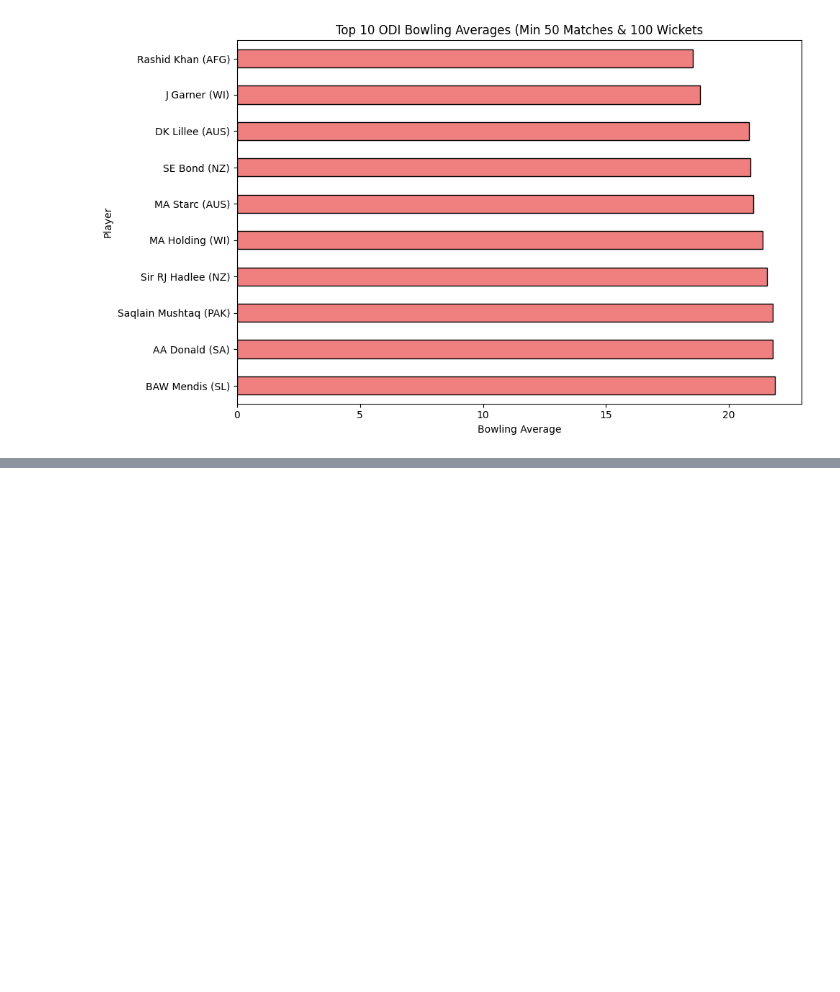
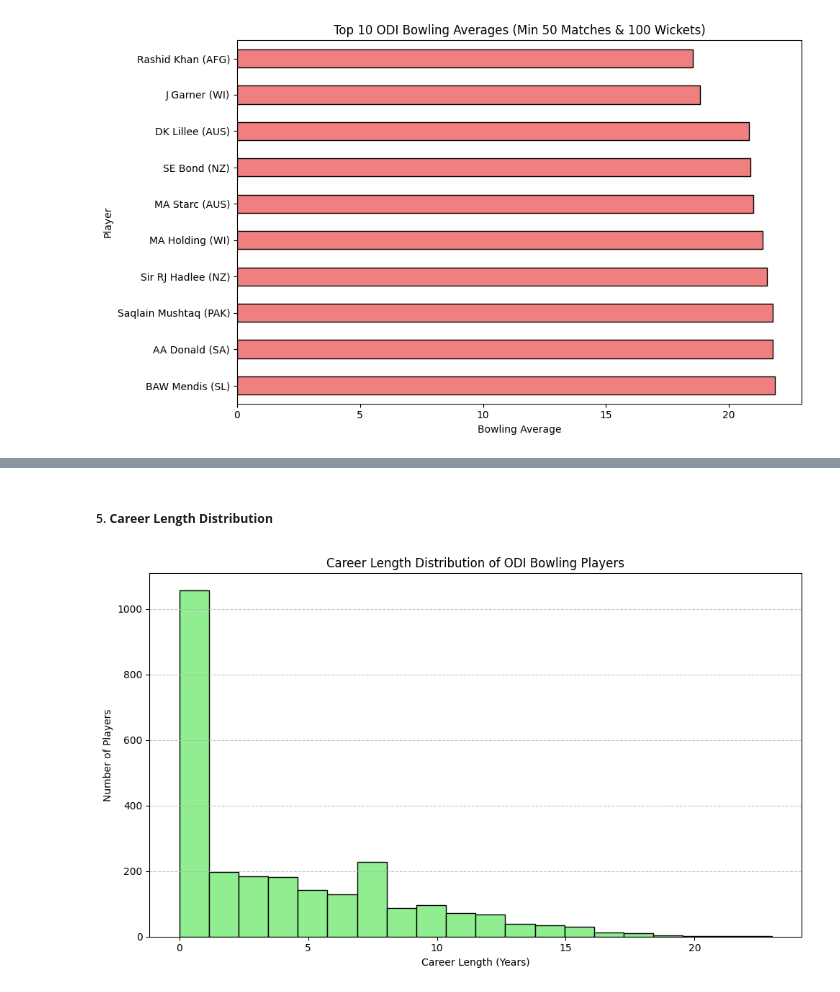
Before and after one commit to harsa4333/Cricket-Analytics-Dashboard, a Jupyter notebook: Python/02_Bowling_EDA.ipynb, the cells around one changed output, grey strips where cells are left out. Saved outputs shown, nothing was run; the diff lists cells and outputs as text; code cells hidden in the pictures; blank space fills up the shorter version.

```diff
--- a/Python/02_Bowling_EDA.ipynb
+++ b/Python/02_Bowling_EDA.ipynb
@@ -124,0 +179,19 @@ plt.show()
+# %% [markdown]
+##### 5. **Career Length Distribution**
+# %%
+fig, ax = plt.subplots(figsize=(10,6))
+
+df['Career_Length'].plot(kind='hist',bins=20,ax=ax, edgecolor='black', color='lightgreen'
+)
+
+plt.title('Career Length Distribution of ODI Bowling Players')
+plt.xlabel('Career Length (Years)')
+plt.ylabel('Number of Players')
+plt.grid(axis='y', linestyle='--', alpha=0.7)
+plt.tight_layout()
+plt.savefig(r'../Images/ODI_Bowler_Career_Length_Distribution.png',dpi=300,bbox_inches='tight'
+)
+
+plt.show()
+# %% [output]
+[figure, added]
```
Also changed, not shown: parts of 11 cells of this notebook, 6 other files.
